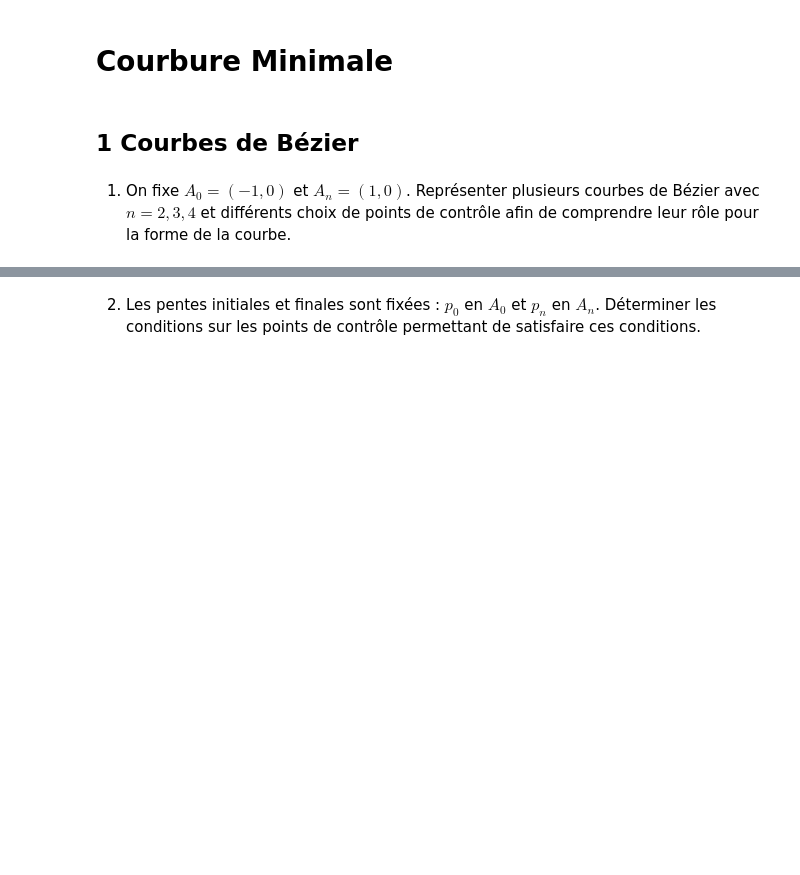
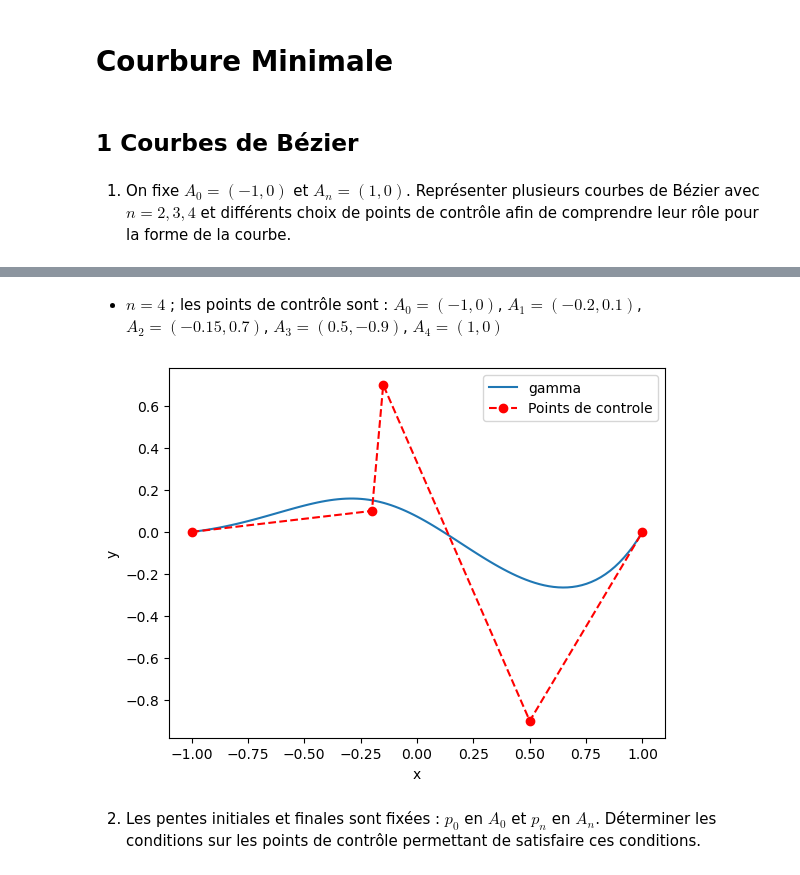
Before and after one commit to EvanTrenchant/Courbure-Minimale-Analyse5, a Jupyter notebook: CourbureMinimale.ipynb, the cells around one changed output, grey strips where cells are left out. Drawn from its saved outputs; the diff is of its cells as text; code cells hidden in the pictures; blank space fills up the shorter version.

```diff
--- a/CourbureMinimale.ipynb
+++ b/CourbureMinimale.ipynb
@@ -7,2 +87,17 @@
+# %% [markdown]
+-   $n = 4$ ; les points de contrôle sont : $A_0 = (-1,0)$, $A_1= (-0.2,0.1)$, $A_2 = (-0.15,0.7)$, $A_3 = (0.5,-0.9)$, $A_4 = (1,0)$
+# %%
+A = [[-1,0],[-0.2,0.1],[-0.15,0.7],[0.5,-0.9],[1,0]]
+GAMMA1=gamma(A)
+GAMMA1=np.array(GAMMA1)
+plt.plot(GAMMA1[:,0],GAMMA1[:,1], label='gamma')
+A2 = np.array(A)
+plt.plot(A2[:,0],A2[:,1],'ro--', label='Points de controle')
+plt.legend()
+plt.xlabel('x')
+plt.ylabel('y')
+plt.show()
+# %% [output]
+[figure, added]
 # %% [markdown]
 2. Les pentes initiales et finales sont fixées : $p_0$ en $A_0$ et $p_n$ en $A_n$. Déterminer les conditions sur les points de contrôle permettant de satisfaire ces conditions.
```
Also changed, not shown: parts of 8 cells of this notebook.
